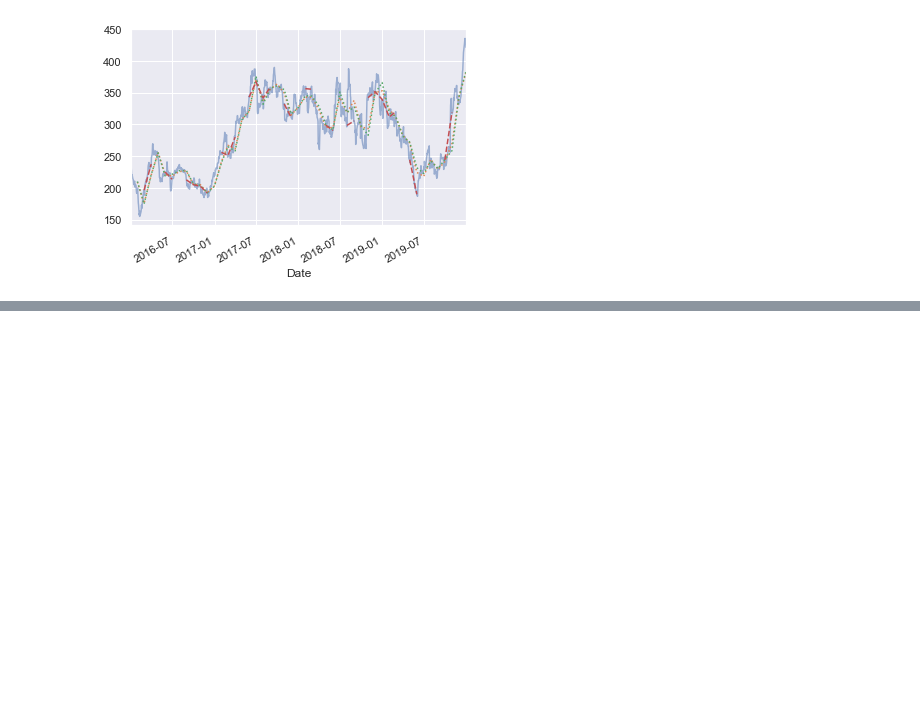
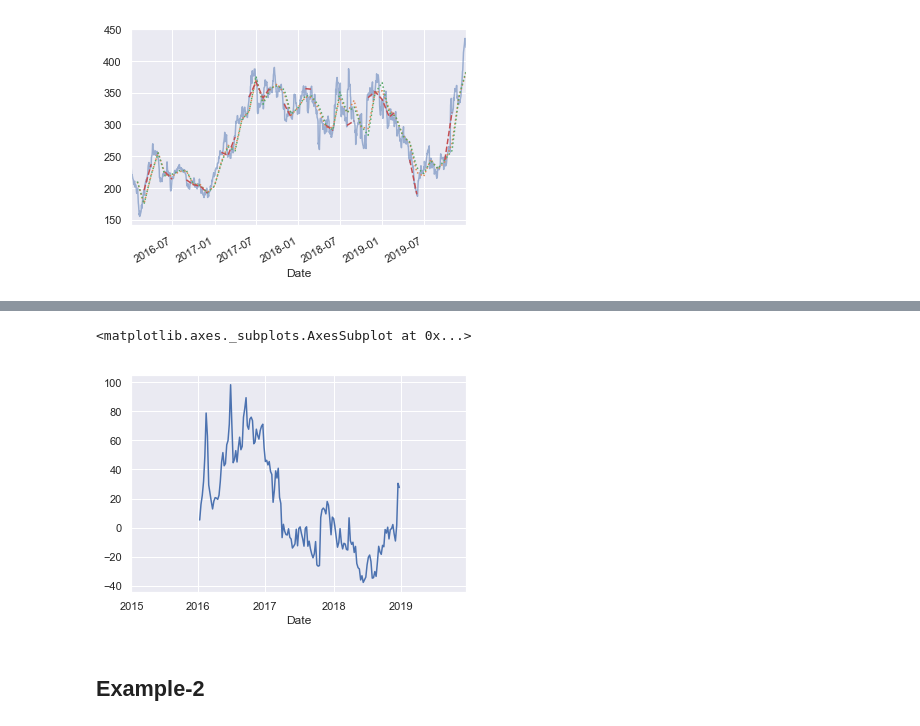
Before and after one commit to pvaddina/python-reference, a Jupyter notebook: pandas/04_time_series.ipynb, the cells around one changed output, grey strips where cells are left out. Cells and saved outputs as stored; diff of their text form; code cells hidden in the pictures; blank space fills up the shorter version.

```diff
--- a/pandas/04_time_series.ipynb
+++ b/pandas/04_time_series.ipynb
@@ -169,0 +202,7 @@ ax[0].get_xticklabels()[2].set(color='red')
+# %%
+ROI.asfreq('W').plot()
+# %% [output]
+<matplotlib.axes._subplots.AxesSubplot at 0x...>
+[figure, added]
+# %% [markdown]
+## Example-2
```
Also changed, not shown: parts of 7 cells of this notebook, 3 other files.
